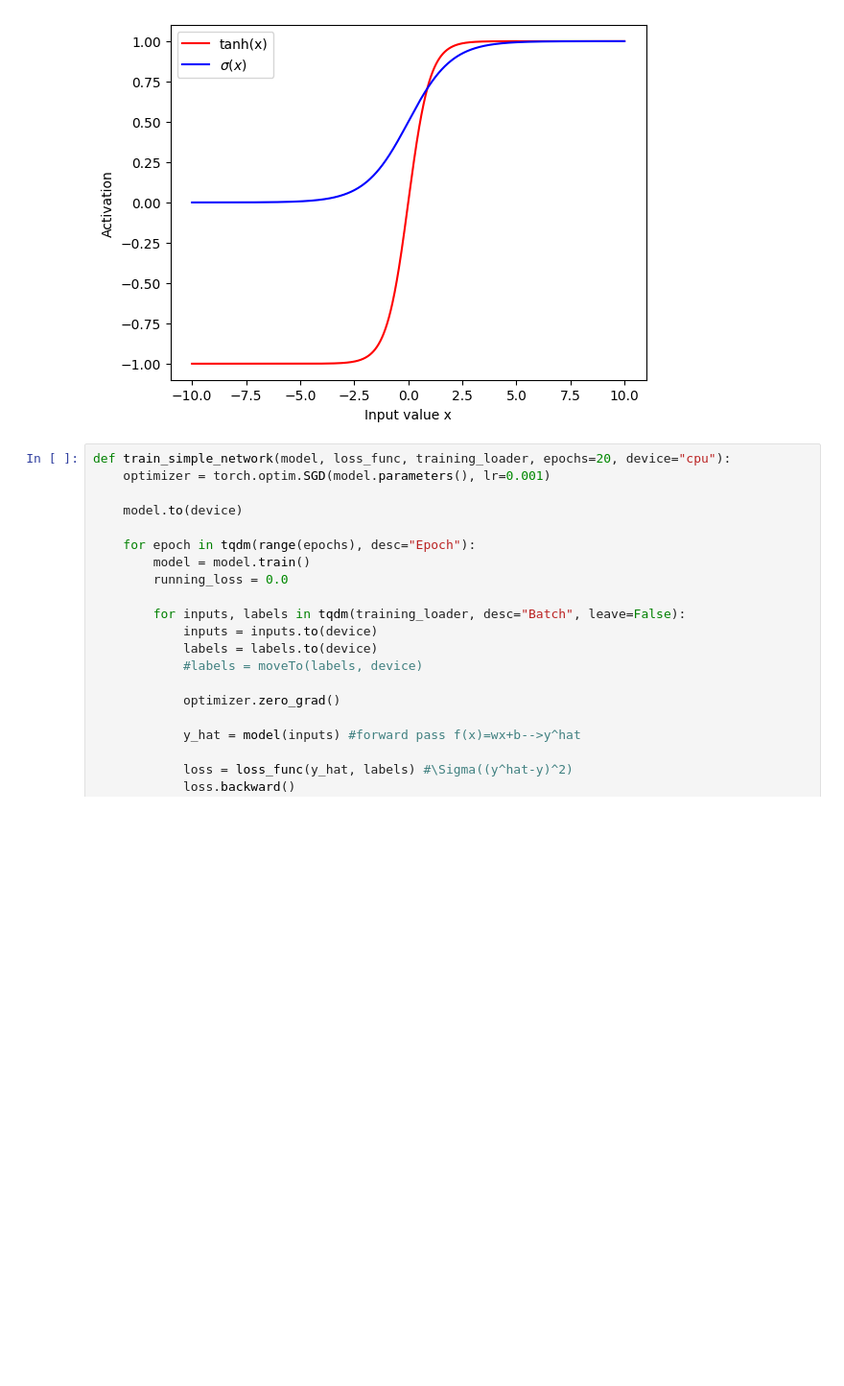
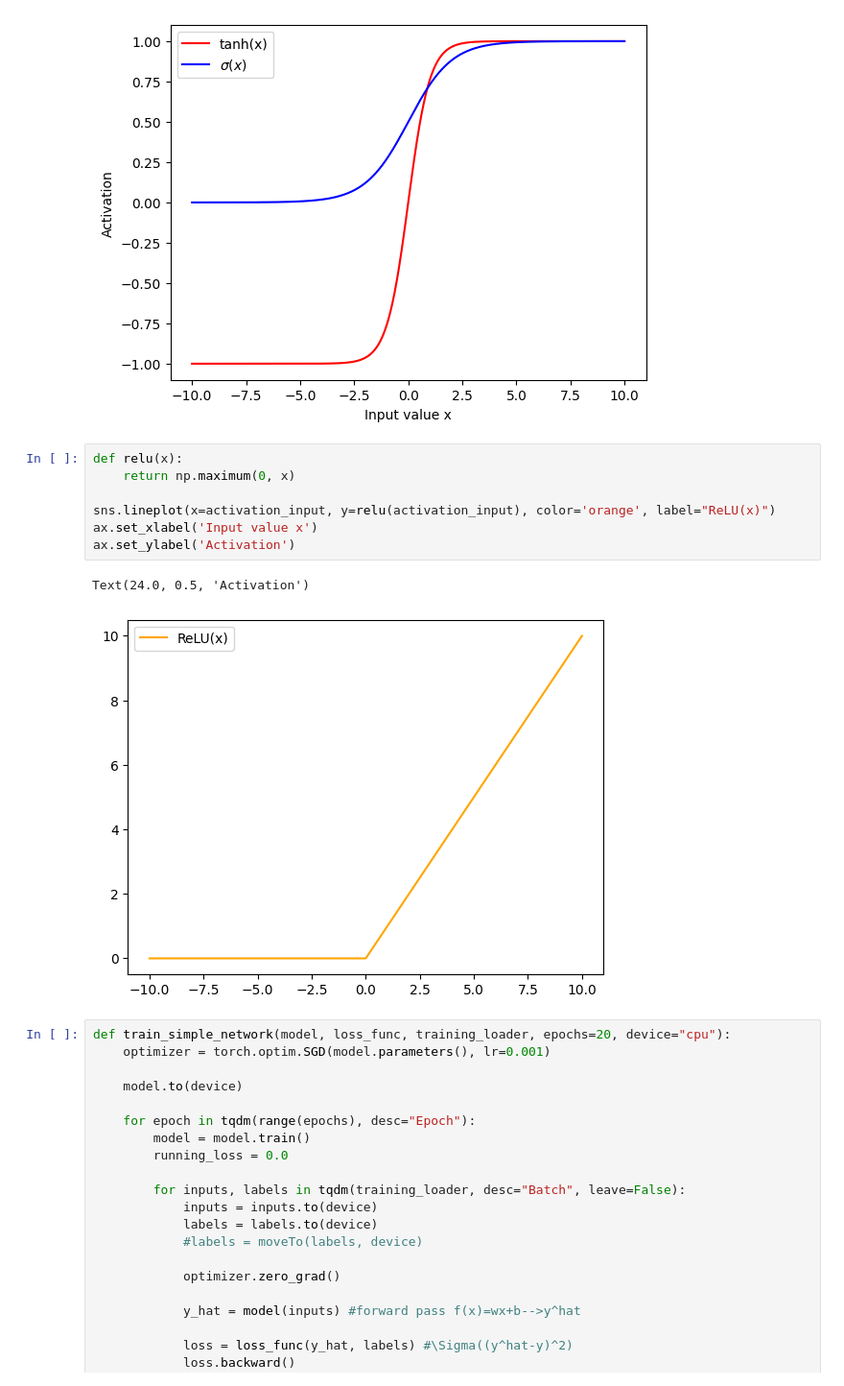
Before and after one commit to hbisgin/DeepLearning, a Jupyter notebook: DL_8_Q.ipynb, the cells around one changed output. Shown at 96% size. Drawn from its saved outputs; the diff is of its cells as text; blank space fills up the shorter version.

```diff
--- a/DL_8_Q.ipynb
+++ b/DL_8_Q.ipynb
@@ -45,6 +45,16 @@ ax.set_ylabel('Activation')
 # %% [output]
 Text(0, 0.5, 'Activation')
 [figure]
+# %%
+def relu(x):
+    return np.maximum(0, x)
+
+sns.lineplot(x=activation_input, y=relu(activation_input), color='orange', label="ReLU(x)")
+ax.set_xlabel('Input value x')
+ax.set_ylabel('Activation')
+# %% [output]
+Text(24.0, 0.5, 'Activation')
+[figure, added]
 # %%
 def train_simple_network(model, loss_func, training_loader, epochs=20, device="cpu"):
     optimizer = torch.optim.SGD(model.parameters(), lr=0.001)
```
Also changed, not shown: parts of 1 cell of this notebook.
